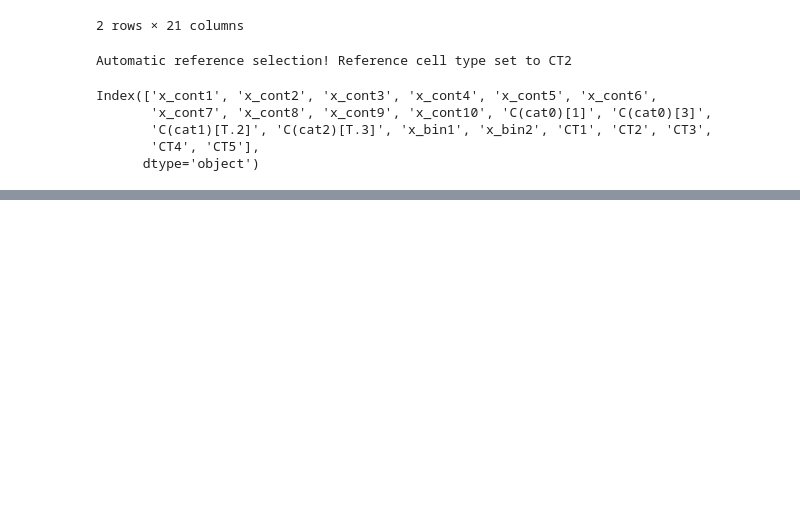
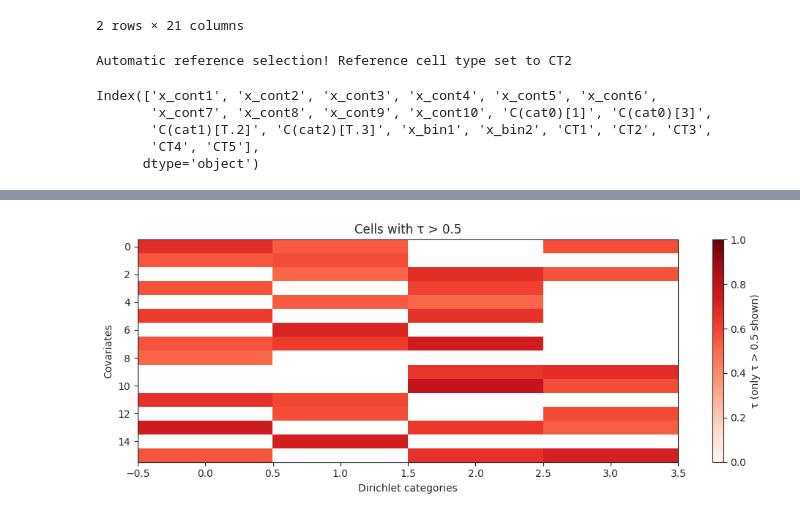
Before and after one commit to ericab322/scCODA, a Jupyter notebook: sccoda/datasets/test.ipynb, the cells around one changed output, grey strips where cells are left out. Saved outputs shown, nothing was run; the diff lists cells and outputs as text; code cells hidden in the pictures; blank space fills up the shorter version.

```diff
--- a/sccoda/datasets/test.ipynb
+++ b/sccoda/datasets/test.ipynb
@@ -245,0 +285,14 @@ None
+# %%
+import numpy as np
+threshold_csv = tau_mean.where(tau_mean > 0.5, np.nan)
+plt.figure(figsize=(10, 4))
+plt.imshow(threshold_csv.to_numpy(dtype=float),
+           aspect="auto", cmap="Reds", vmin=0, vmax=1)
+plt.colorbar(label="τ (only τ > 0.5 shown)")
+plt.xlabel("Dirichlet categories")
+plt.ylabel("Covariates")
+plt.title("Cells with τ > 0.5")
+plt.tight_layout()
+plt.show()
+# %% [output]
+[figure, added]
```
Also changed, not shown: parts of 8 cells of this notebook, 2 other files.
